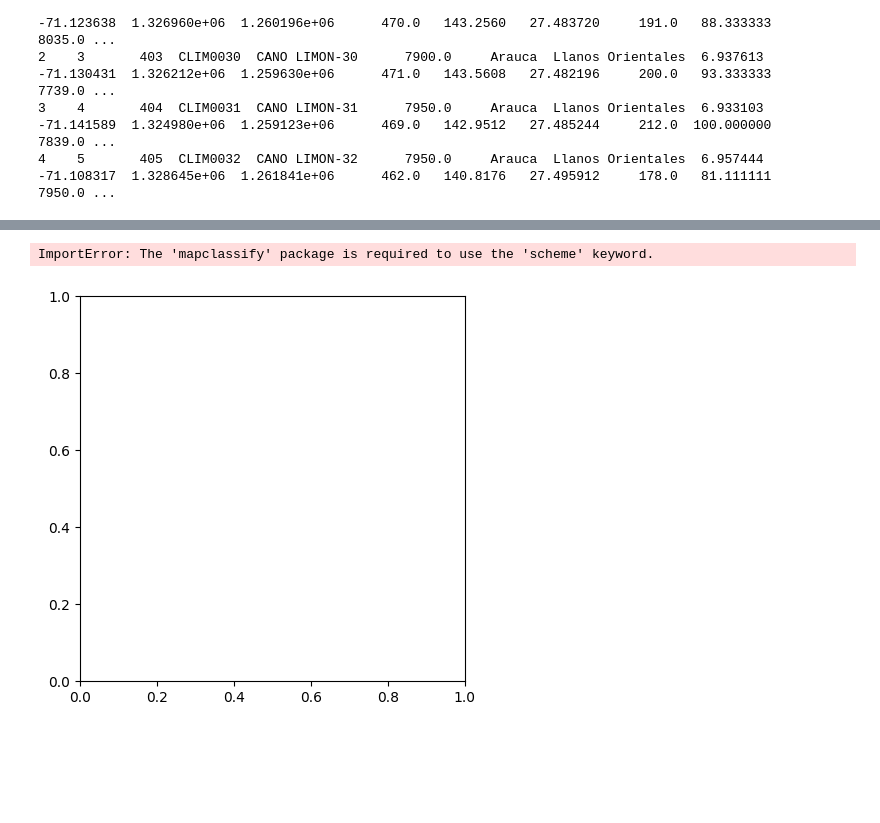
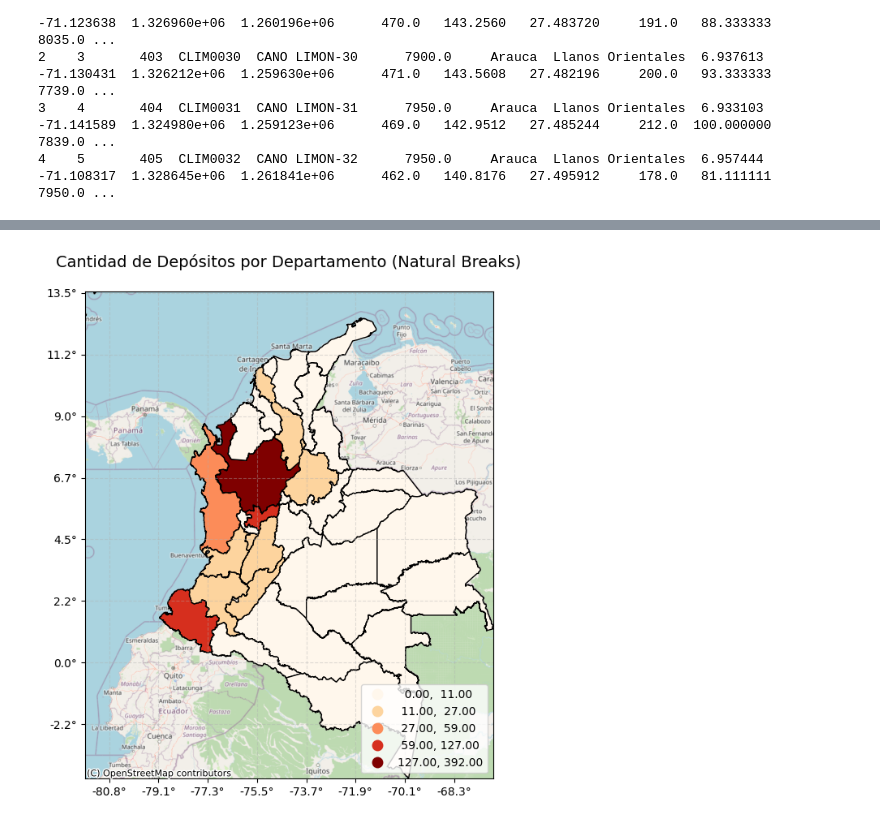
Before and after one commit to Santiagocruz97/AGE, a Jupyter notebook: Codigo/Proyecto_AG_SCA.ipynb, the cells around one changed output, grey strips where cells are left out. Saved outputs shown, nothing was run; the diff lists cells and outputs as text; code cells hidden in the pictures; blank space fills up the shorter version.

```diff
--- a/Codigo/Proyecto_AG_SCA.ipynb
+++ b/Codigo/Proyecto_AG_SCA.ipynb
@@ -118,5 +127,8 @@ plt.show()
 # %%
-fig, ax = plt.subplots(1, figsize=(5, 5))
+gdf = gpd.read_file(r"C:/Git_SCA/AGE/Depositos").to_crs(epsg=3857)
+gdf['x'] = gdf.geometry.x
+gdf['y'] = gdf.geometry.y
+fig, ax = plt.subplots(1, figsize=(7, 7))
 hb = ax.hexbin(
     gdf['x'], gdf['y'],
     gridsize=50,
@@ -131,7 +143,7 @@ ax.xaxis.set_major_formatter(FuncFormatter(mercator_to_lon))
 ax.yaxis.set_major_formatter(FuncFormatter(mercator_to_lat))
 ax.grid(True, linestyle="--", alpha=0.3)
 plt.colorbar(hb, ax=ax, label='Cantidad de depósitos')
-ax.set_title("Densidad de depósitos (hexagonal)", fontsize=14)
+ax.set_title("Densidad de depósitos (hexagonal)\n", fontsize=14)
 plt.tight_layout()
 plt.show()
 # %% [output]
@@ -139,48 +225,29 @@ plt.show()
 # %%
-import geopandas as gpd
-import matplotlib.pyplot as plt
-import contextily as ctx
-from matplotlib.ticker import FuncFormatter
-
-# === 1. Cargar puntos y municipios ===
-gdf = gpd.read_file(r"C:/Git_SCA/AGE/Depositos").to_crs(epsg=3857)
 departamentos = gpd.read_file(r"C:/Git_SCA/AGE/departamentos").to_crs(epsg=3857)
-
-# === 2. Join espacial: contar puntos por municipio ===
 join = gpd.sjoin(gdf, departamentos, predicate='within')
 conteo = join.groupby('DeNombre').size().reset_index(name='depositos')
-
-# === 3. Unir conteo al GeoDataFrame de municipios ===
 departamentos = departamentos.merge(conteo, on='DeNombre', how='left')
 departamentos['depositos'] = departamentos['depositos'].fillna(0)
-
-# === 4. Graficar ===
-fig, ax = plt.subplots(figsize=(5, 5))
+fig, ax = plt.subplots(figsize=(7, 7))
 departamentos.plot(
     column='depositos',
     cmap='OrRd',
     scheme='natural_breaks',
     k=5,
     legend=True,
-    legend_kwds={'loc': 'lower left'},
+    legend_kwds={'loc': 'lower right'},
     edgecolor='black', linestyle="-",
     ax=ax
 )
-
-# === 5. Añadir ejes y mapa base ===
 minx, miny, maxx, maxy = departamentos.total_bounds
 ax.set_xlim([minx, maxx])
 ax.set_ylim([miny, maxy])
-
 ax.xaxis.set_major_formatter(FuncFormatter(lambda x, _: f"{x * 180 / 20037508.34:.1f}°"))
 ax.yaxis.set_major_formatter(FuncFormatter(lambda y, _: f"{y * 180 / 20037508.34:.1f}°"))
 ax.grid(True, linestyle="--", alpha=0.4)
-
 ctx.add_basemap(ax, source=ctx.providers.OpenStreetMap.Mapnik, crs='EPSG:3857')
-
-plt.title("Cantidad de Depósitos por Departamento (Natural Breaks)", fontsize=14)
+plt.title("Cantidad de Depósitos por Departamento (Natural Breaks)\n", fontsize=14)
 plt.tight_layout()
 plt.show()
 # %% [output]
-ImportError: The 'mapclassify' package is required to use the 'scheme' keyword.
-[figure, old version]
+[figure, new version]
```
Also changed, not shown: parts of 11 cells of this notebook, 3 other files.
